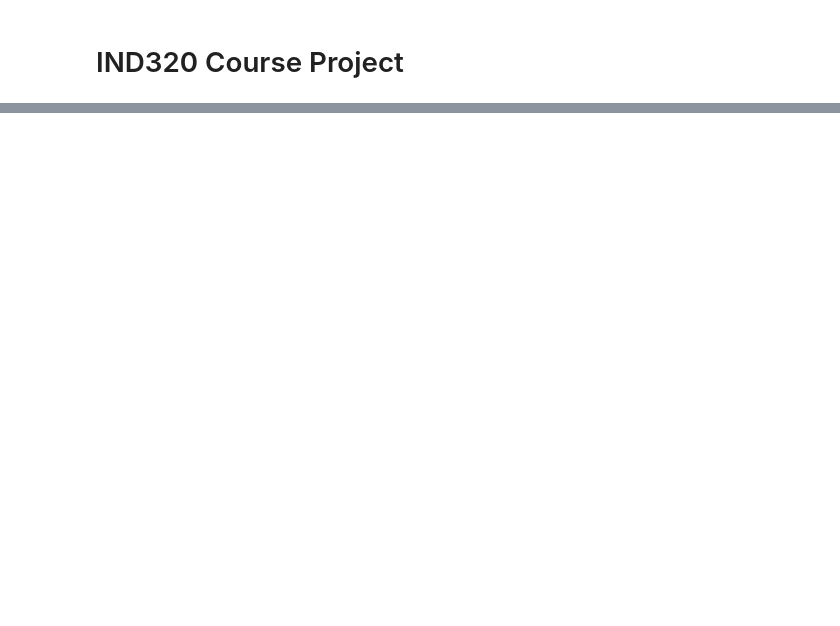
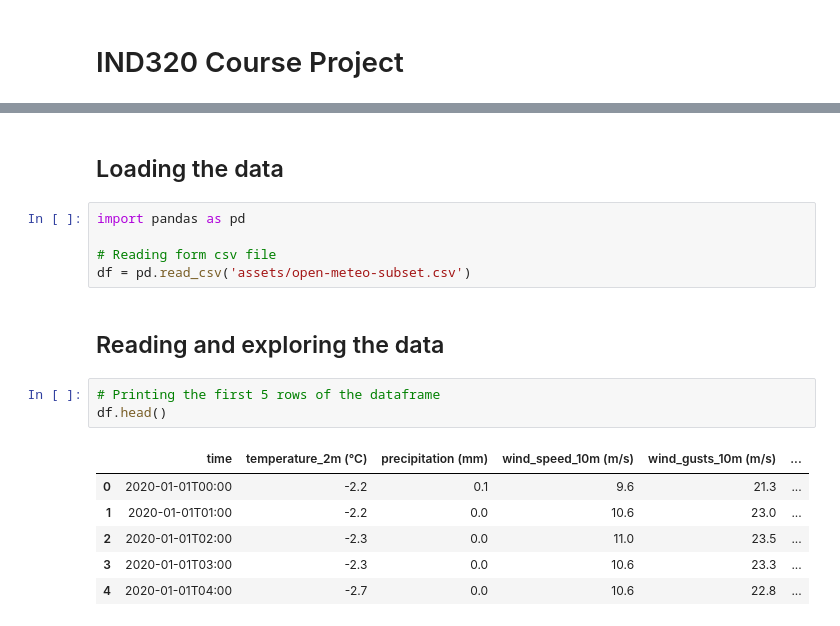
Before and after one commit to HenrikEngd/IND320-HenrikEngdal-Project, a Jupyter notebook: Notebook.ipynb, the cells around one changed output, grey strips where cells are left out. Cells and saved outputs as stored; diff of their text form; blank space fills up the shorter version.

```diff
--- a/Notebook.ipynb
+++ b/Notebook.ipynb
@@ -440,0 +24,19 @@ else:
+# %% [markdown]
+## Loading the data
+# %%
+import pandas as pd
+
+# Reading form csv file
+df = pd.read_csv('assets/open-meteo-subset.csv')
+# %% [markdown]
+## Reading and exploring the data
+# %%
+# Printing the first 5 rows of the dataframe
+df.head()
+# %% [output]
+|  | time | temperature_2m (°C) | precipitation (mm) | wind_speed_10m (m/s) | wind_gusts_10m (m/s) | ... |
+| 0 | 2020-01-01T00:00 | -2.2 | 0.1 | 9.6 | 21.3 | ... |
+| 1 | 2020-01-01T01:00 | -2.2 | 0.0 | 10.6 | 23.0 | ... |
+| 2 | 2020-01-01T02:00 | -2.3 | 0.0 | 11.0 | 23.5 | ... |
+| 3 | 2020-01-01T03:00 | -2.3 | 0.0 | 10.6 | 23.3 | ... |
+| 4 | 2020-01-01T04:00 | -2.7 | 0.0 | 10.6 | 22.8 | ... |
```
Also changed, not shown: parts of 34 cells of this notebook, 5 other files.
